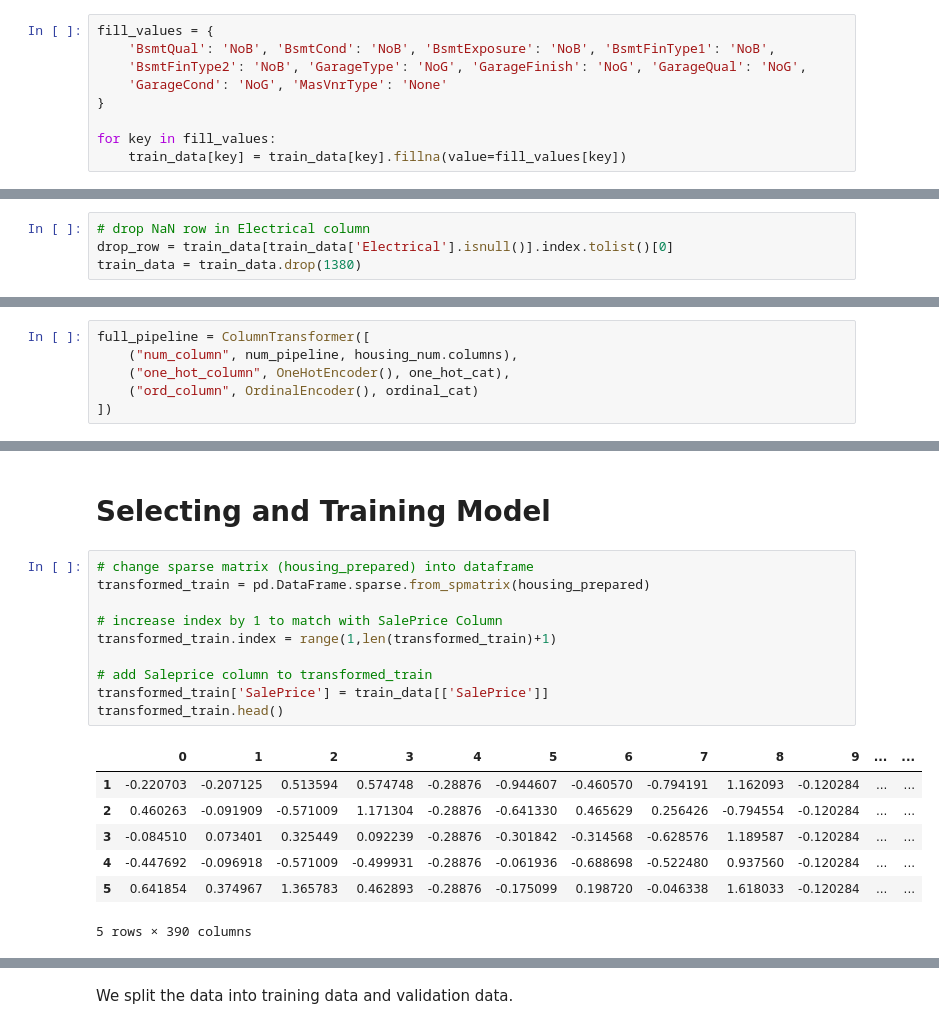
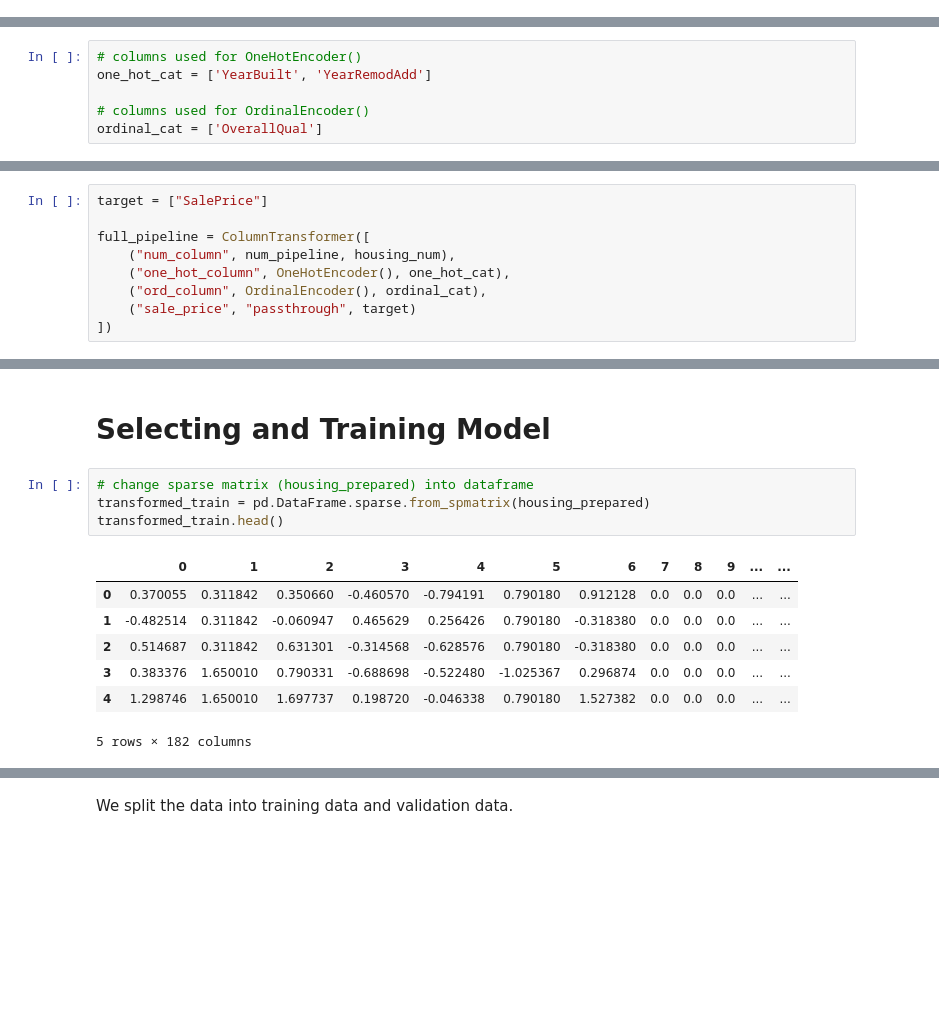
Before and after one commit to tt0507/Kaggle, a Jupyter notebook: house_price/data_analysis.ipynb, the cells around one changed output, grey strips where cells are left out. Cells and saved outputs as stored; diff of their text form; blank space fills up the shorter version.

Commit message:
Complete House Prices

```diff
--- a/house_price/data_analysis.ipynb
+++ b/house_price/data_analysis.ipynb
@@ -188,9 +167,0 @@ We fill in the `NaN` values to implement `OrdinalEncoder()` and `OneHotEncoder`
-# %%
-fill_values = {
-    'BsmtQual': 'NoB', 'BsmtCond': 'NoB', 'BsmtExposure': 'NoB', 'BsmtFinType1': 'NoB',
-    'BsmtFinType2': 'NoB', 'GarageType': 'NoG', 'GarageFinish': 'NoG', 'GarageQual': 'NoG',
-    'GarageCond': 'NoG', 'MasVnrType': 'None'
-}
-
-for key in fill_values:
-    train_data[key] = train_data[key].fillna(value=fill_values[key])
@@ -231,7 +168,9 @@ ordinal_cat = ['MSSubClass', 'Utilities', 'LotConfig', 'HouseStyle', 'OverallQua
-# %%
-# drop NaN row in Electrical column
-drop_row = train_data[train_data['Electrical'].isnull()].index.tolist()[0]
-train_data = train_data.drop(1380)
+# %%
+# columns used for OneHotEncoder()
+one_hot_cat = ['YearBuilt', 'YearRemodAdd']
+
+# columns used for OrdinalEncoder()
+ordinal_cat = ['OverallQual']
 # %% [markdown]
 ### Transformation Pipeline
 # %%
@@ -245,10 +184,13 @@ num_pipeline = Pipeline([
     ('std_scaler', StandardScaler())
 ])
 # %%
+target = ["SalePrice"]
+
 full_pipeline = ColumnTransformer([
-    ("num_column", num_pipeline, housing_num.columns),
+    ("num_column", num_pipeline, housing_num),
     ("one_hot_column", OneHotEncoder(), one_hot_cat),
-    ("ord_column", OrdinalEncoder(), ordinal_cat)
+    ("ord_column", OrdinalEncoder(), ordinal_cat),
+    ("sale_price", "passthrough", target)
 ])
 # %%
 housing_prepared = full_pipeline.fit_transform(train_data)
@@ -257,20 +199,14 @@ housing_prepared = full_pipeline.fit_transform(train_data)
 # %%
 # change sparse matrix (housing_prepared) into dataframe
 transformed_train = pd.DataFrame.sparse.from_spmatrix(housing_prepared)
-
-# increase index by 1 to match with SalePrice Column
-transformed_train.index = range(1,len(transformed_train)+1)
-
-# add Saleprice column to transformed_train
-transformed_train['SalePrice'] = train_data[['SalePrice']]
 transformed_train.head()
 # %% [output]
 |  | 0 | 1 | 2 | 3 | 4 | 5 | 6 | 7 | 8 | 9 | ... | ... |
-| 1 | -0.220703 | -0.207125 | 0.513594 | 0.574748 | -0.28876 | -0.944607 | -0.460570 | -0.794191 | 1.162093 | -0.120284 | ... | ... |
-| 2 | 0.460263 | -0.091909 | -0.571009 | 1.171304 | -0.28876 | -0.641330 | 0.465629 | 0.256426 | -0.794554 | -0.120284 | ... | ... |
-| 3 | -0.084510 | 0.073401 | 0.325449 | 0.092239 | -0.28876 | -0.301842 | -0.314568 | -0.628576 | 1.189587 | -0.120284 | ... | ... |
-| 4 | -0.447692 | -0.096918 | -0.571009 | -0.499931 | -0.28876 | -0.061936 | -0.688698 | -0.522480 | 0.937560 | -0.120284 | ... | ... |
-| 5 | 0.641854 | 0.374967 | 1.365783 | 0.462893 | -0.28876 | -0.175099 | 0.198720 | -0.046338 | 1.618033 | -0.120284 | ... | ... |
+| 0 | 0.370055 | 0.311842 | 0.350660 | -0.460570 | -0.794191 | 0.790180 | 0.912128 | 0.0 | 0.0 | 0.0 | ... | ... |
+| 1 | -0.482514 | 0.311842 | -0.060947 | 0.465629 | 0.256426 | 0.790180 | -0.318380 | 0.0 | 0.0 | 0.0 | ... | ... |
+| 2 | 0.514687 | 0.311842 | 0.631301 | -0.314568 | -0.628576 | 0.790180 | -0.318380 | 0.0 | 0.0 | 0.0 | ... | ... |
+| 3 | 0.383376 | 1.650010 | 0.790331 | -0.688698 | -0.522480 | -1.025367 | 0.296874 | 0.0 | 0.0 | 0.0 | ... | ... |
+| 4 | 1.298746 | 1.650010 | 1.697737 | 0.198720 | -0.046338 | 0.790180 | 1.527382 | 0.0 | 0.0 | 0.0 | ... | ... |
-5 rows × 390 columns
+5 rows × 182 columns
 # %%
 # shuffle the data
```
Also changed, not shown: parts of 57 cells of this notebook.
